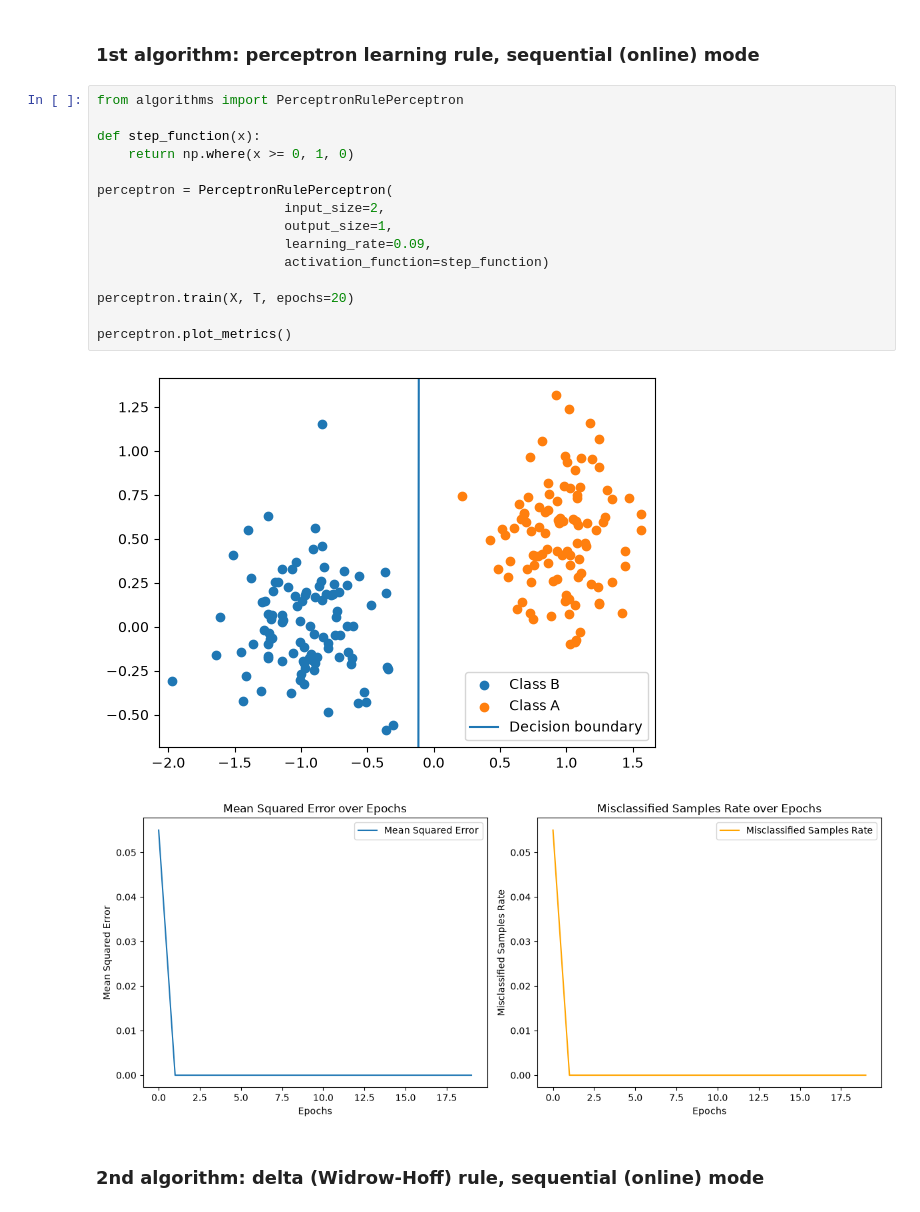
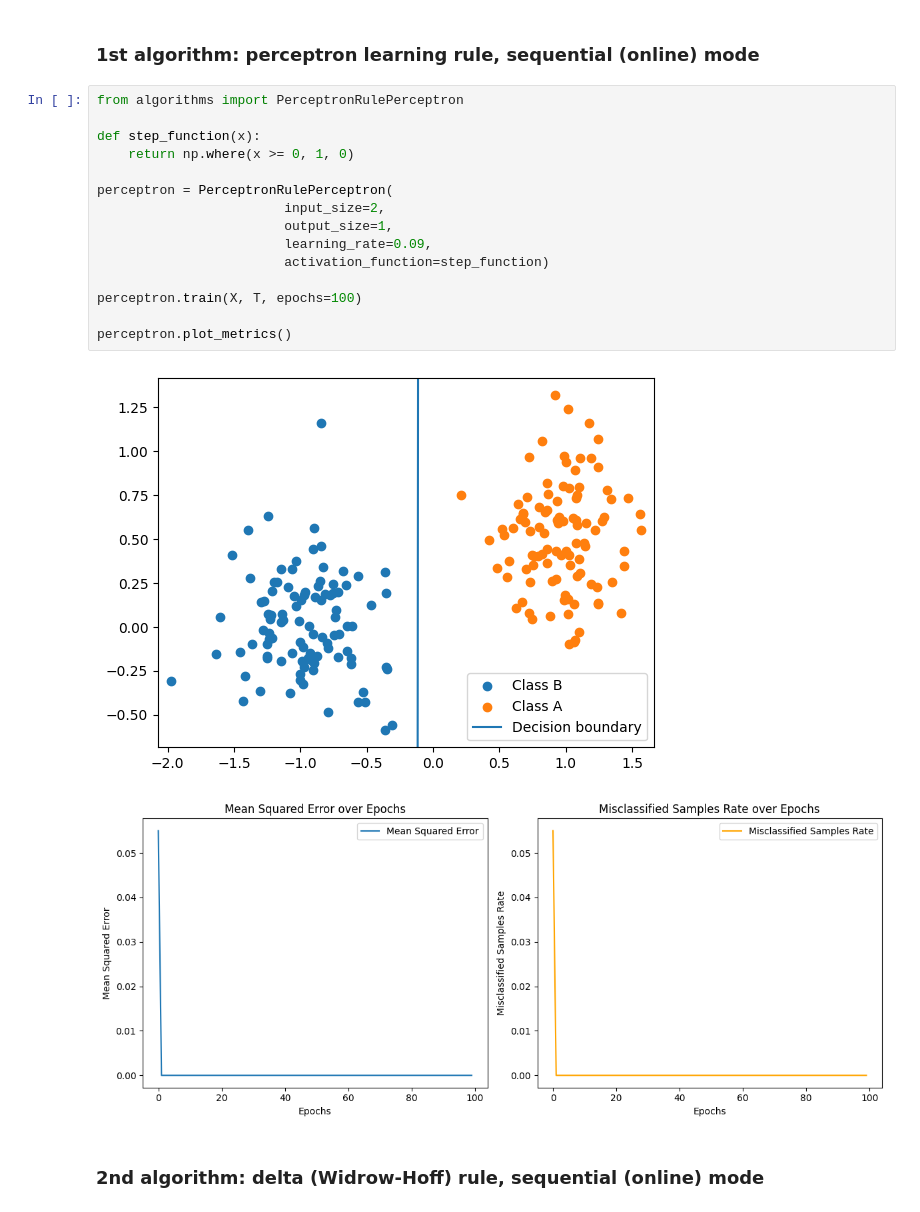
Before and after one commit to liviacardaccia02/Artificial-Neural-Networks-and-Deep-Architectures, a Jupyter notebook: lab1a/lab1a.ipynb, the cells around one changed output. Saved outputs shown, nothing was run; the diff lists cells and outputs as text.

```diff
--- a/lab1a/lab1a.ipynb
+++ b/lab1a/lab1a.ipynb
@@ -15,21 +15,21 @@ plot_data(X, T, title="Linearly Separable Data")
 # %%
 from algorithms import PerceptronRulePerceptron
 
 def step_function(x):
     return np.where(x >= 0, 1, 0)
 
 perceptron = PerceptronRulePerceptron(
                         input_size=2,
                         output_size=1,
                         learning_rate=0.09,
                         activation_function=step_function)
 
-perceptron.train(X, T, epochs=20)
+perceptron.train(X, T, epochs=100)
 
 perceptron.plot_metrics()
 # %% [output]
-[figure, old version]
+[figure, new version]
-[figure, old version]
+[figure, new version]
 # %% [markdown]
 ### 2nd algorithm: delta (Widrow-Hoff) rule, sequential (online) mode
 # %%
```
Also changed, not shown: parts of 20 cells of this notebook.
